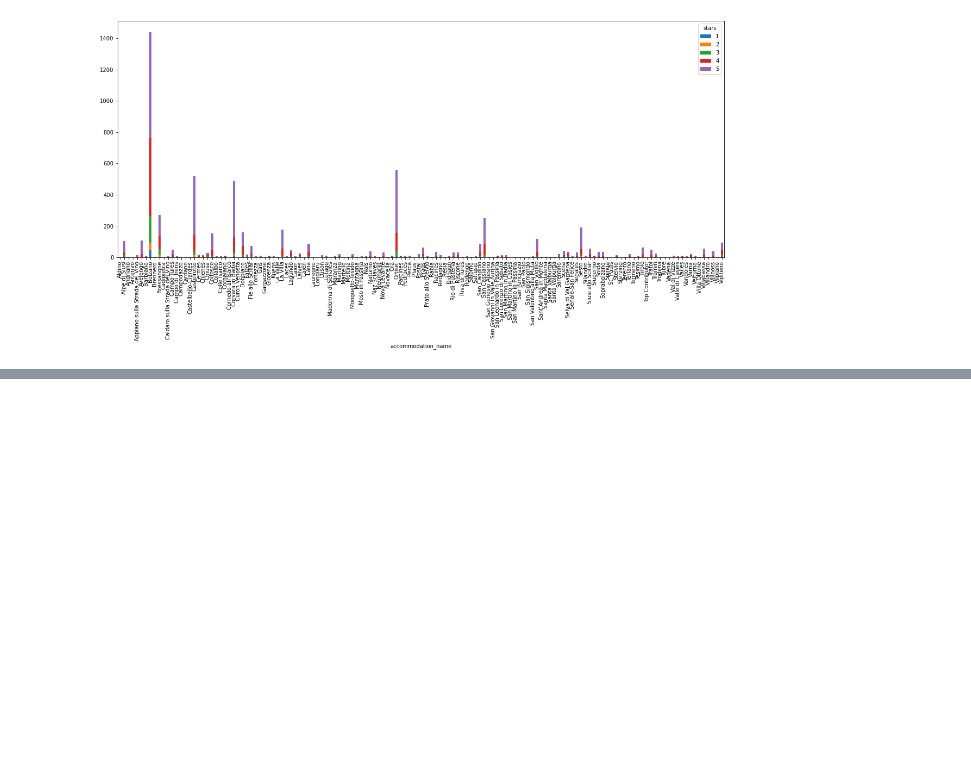
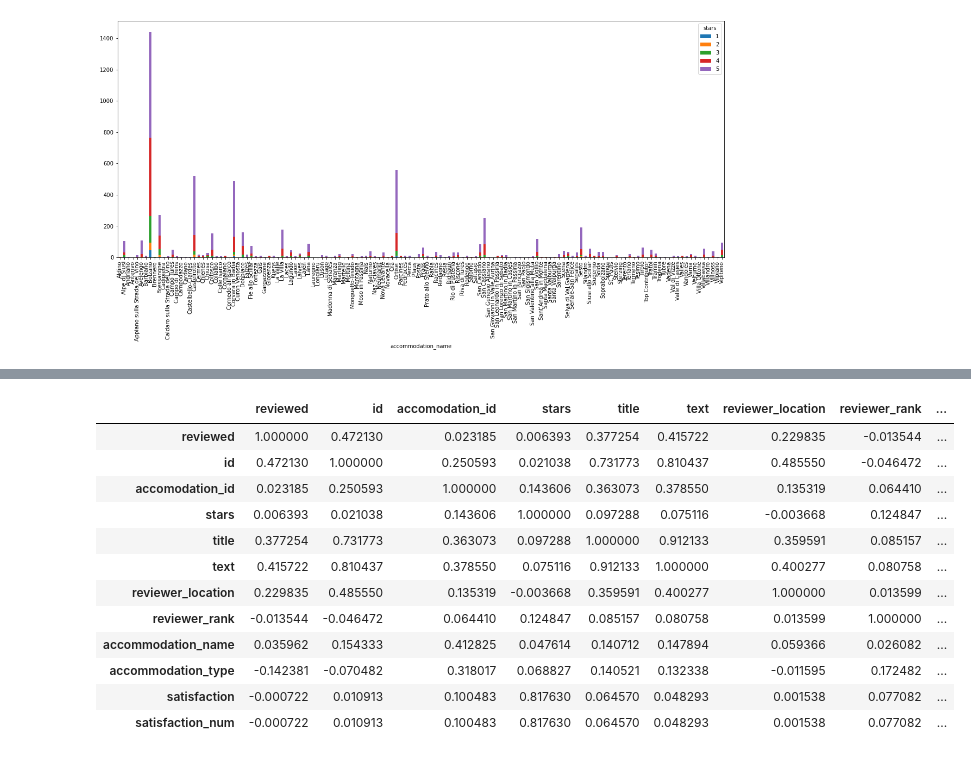
Before and after one commit to Ondrej415/Text-analysis, a Jupyter notebook: NLP hotel data.ipynb, the cells around one changed output, grey strips where cells are left out. Saved outputs shown, nothing was run; the diff lists cells and outputs as text; code cells hidden in the pictures; blank space fills up the shorter version.

```diff
--- a/NLP hotel data.ipynb
+++ b/NLP hotel data.ipynb
@@ -431,3 +541,5 @@ clarity_color_table1.plot(kind="bar",
 # %% [output]
 <matplotlib.axes._subplots.AxesSubplot at 0x...>
 [figure]
+# %%
+df3 = df2.copy()
@@ -433,0 +564,27 @@ clarity_color_table1.plot(kind="bar",
+# %%
+df3 = df3.drop(df3.columns[0], axis = 1)
+# %%
+df3 = df3.drop("vector", axis = 1)
+df3 = df3.drop("norm", axis = 1)
+df3 = df3.drop("text_lem", axis = 1)
+df3 = df3.drop("text_stem", axis = 1)
+df3 = df3.drop("text_norm", axis = 1)
+df3 = df3.drop("text_token", axis = 1)
+# %%
+# Finding correlation between columns of main dataset
+
+df3.apply(lambda x : pd.factorize(x)[0]).corr(method='pearson', min_periods=1)
+# %% [output]
+|  | reviewed | id | accomodation_id | stars | title | text | reviewer_location | reviewer_rank | ... |
+| reviewed | 1.000000 | 0.472130 | 0.023185 | 0.006393 | 0.377254 | 0.415722 | 0.229835 | -0.013544 | ... |
+| id | 0.472130 | 1.000000 | 0.250593 | 0.021038 | 0.731773 | 0.810437 | 0.485550 | -0.046472 | ... |
+| accomodation_id | 0.023185 | 0.250593 | 1.000000 | 0.143606 | 0.363073 | 0.378550 | 0.135319 | 0.064410 | ... |
+| stars | 0.006393 | 0.021038 | 0.143606 | 1.000000 | 0.097288 | 0.075116 | -0.003668 | 0.124847 | ... |
+| title | 0.377254 | 0.731773 | 0.363073 | 0.097288 | 1.000000 | 0.912133 | 0.359591 | 0.085157 | ... |
+| text | 0.415722 | 0.810437 | 0.378550 | 0.075116 | 0.912133 | 1.000000 | 0.400277 | 0.080758 | ... |
+| reviewer_location | 0.229835 | 0.485550 | 0.135319 | -0.003668 | 0.359591 | 0.400277 | 1.000000 | 0.013599 | ... |
+| reviewer_rank | -0.013544 | -0.046472 | 0.064410 | 0.124847 | 0.085157 | 0.080758 | 0.013599 | 1.000000 | ... |
+| accommodation_name | 0.035962 | 0.154333 | 0.412825 | 0.047614 | 0.140712 | 0.147894 | 0.059366 | 0.026082 | ... |
+| accommodation_type | -0.142381 | -0.070482 | 0.318017 | 0.068827 | 0.140521 | 0.132338 | -0.011595 | 0.172482 | ... |
+| satisfaction | -0.000722 | 0.010913 | 0.100483 | 0.817630 | 0.064570 | 0.048293 | 0.001538 | 0.077082 | ... |
+| satisfaction_num | -0.000722 | 0.010913 | 0.100483 | 0.817630 | 0.064570 | 0.048293 | 0.001538 | 0.077082 | ... |
```
Also changed, not shown: parts of 33 cells of this notebook.
